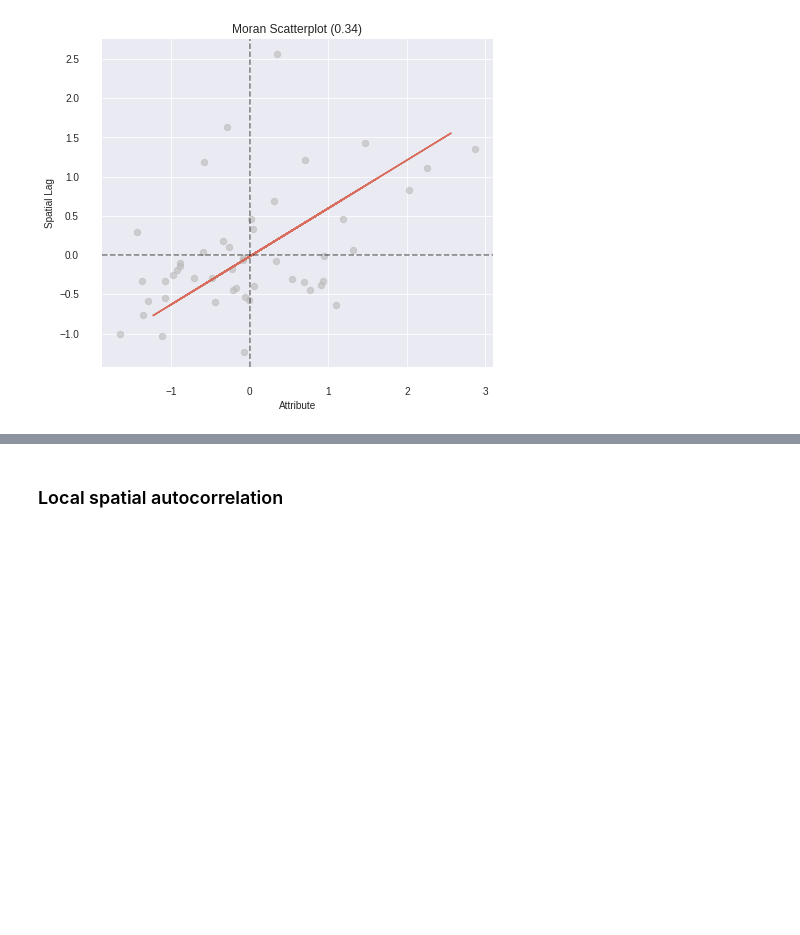
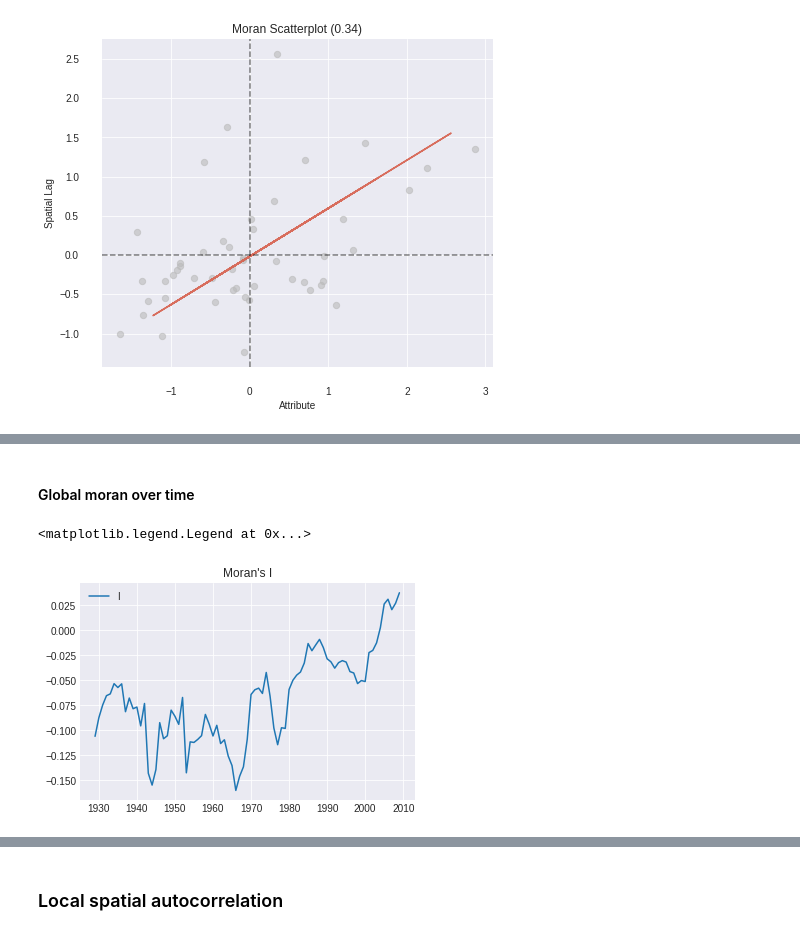
Before and after one commit to quarcs-lab/pysal-tutorials, a Jupyter notebook: giddy_space_time_withDetails.ipynb, the cells around one changed output, grey strips where cells are left out. Saved outputs shown, nothing was run; the diff lists cells and outputs as text; code cells hidden in the pictures; blank space fills up the shorter version.

```diff
--- a/giddy_space_time_withDetails.ipynb
+++ b/giddy_space_time_withDetails.ipynb
@@ -361,0 +362,13 @@ moranY2.p_sim
+# %% [markdown]
+#### Global moran over time
+# %%
+mits = [Moran(cs, w) for cs in RY.T]
+# %%
+res = np.array([(m.I, m.EI, m.p_sim, m.z_sim) for m in mits])
+# %%
+plt.plot(years, res[:,0], label='I')
+plt.title("Moran's I")
+plt.legend()
+# %% [output]
+<matplotlib.legend.Legend at 0x...>
+[figure, added]
```
Also changed, not shown: parts of 6 cells of this notebook.
